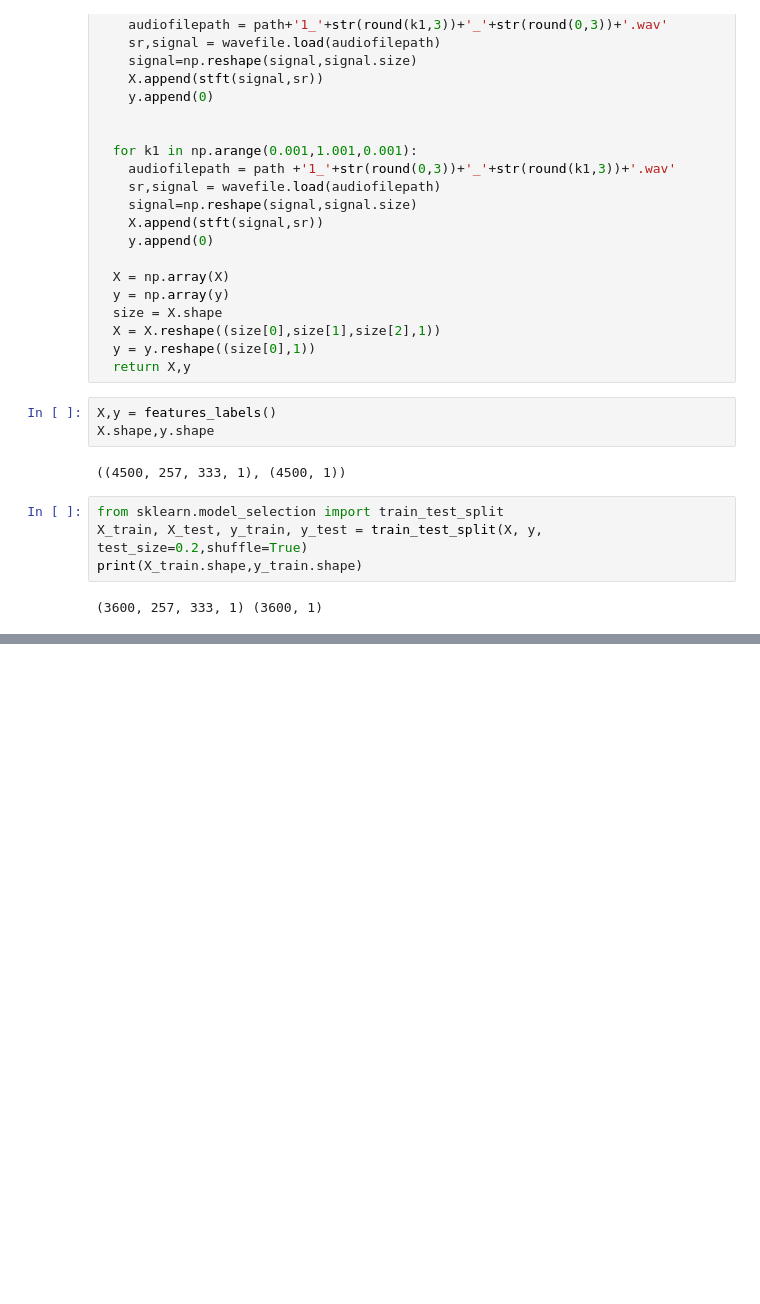
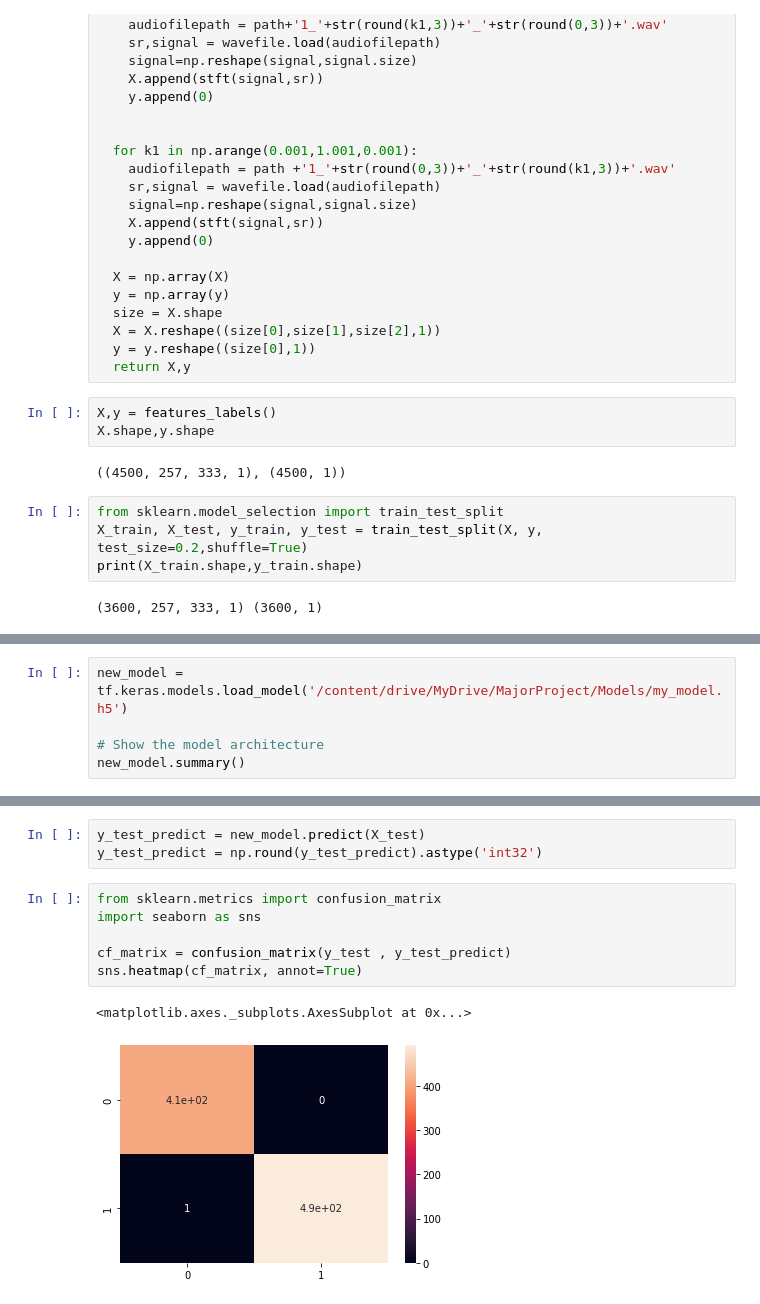
Before and after one commit to vyankateshgithubber/Audio-Source-Count-Estimation, a Jupyter notebook: CNNmodel2.ipynb, the cells around one changed output, grey strips where cells are left out. Drawn from its saved outputs; the diff is of its cells as text; blank space fills up the shorter version.

```diff
--- a/CNNmodel2.ipynb
+++ b/CNNmodel2.ipynb
@@ -169,0 +140,5 @@ Test Accuracy  0.03222222253680229
+# %%
+new_model = tf.keras.models.load_model('/content/drive/MyDrive/MajorProject/Models/my_model.h5')
+
+# Show the model architecture
+new_model.summary()
@@ -169,0 +163,12 @@ Test Accuracy  0.03222222253680229
+# %%
+y_test_predict = new_model.predict(X_test)
+y_test_predict = np.round(y_test_predict).astype('int32')
+# %%
+from sklearn.metrics import confusion_matrix
+import seaborn as sns
+
+cf_matrix = confusion_matrix(y_test , y_test_predict)
+sns.heatmap(cf_matrix, annot=True)
+# %% [output]
+<matplotlib.axes._subplots.AxesSubplot at 0x...>
+[figure, added]
```
Also changed, not shown: parts of 8 cells of this notebook.
